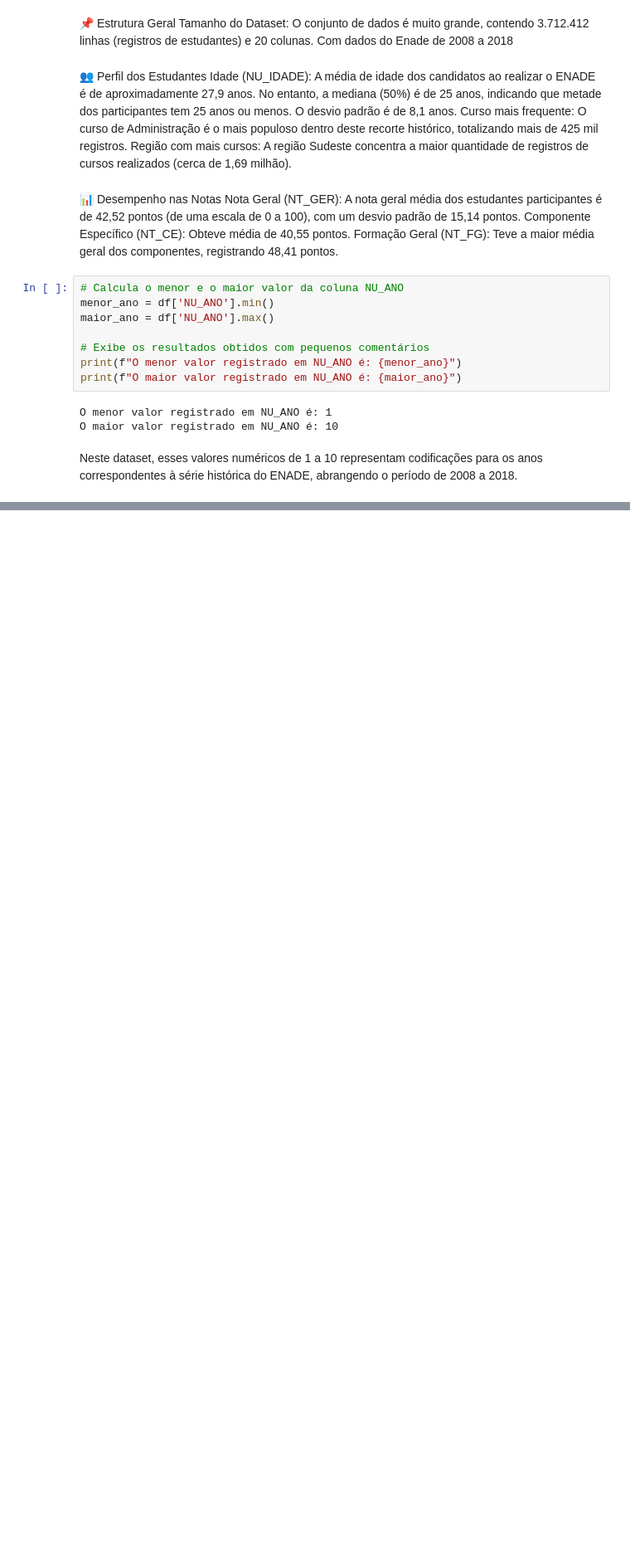
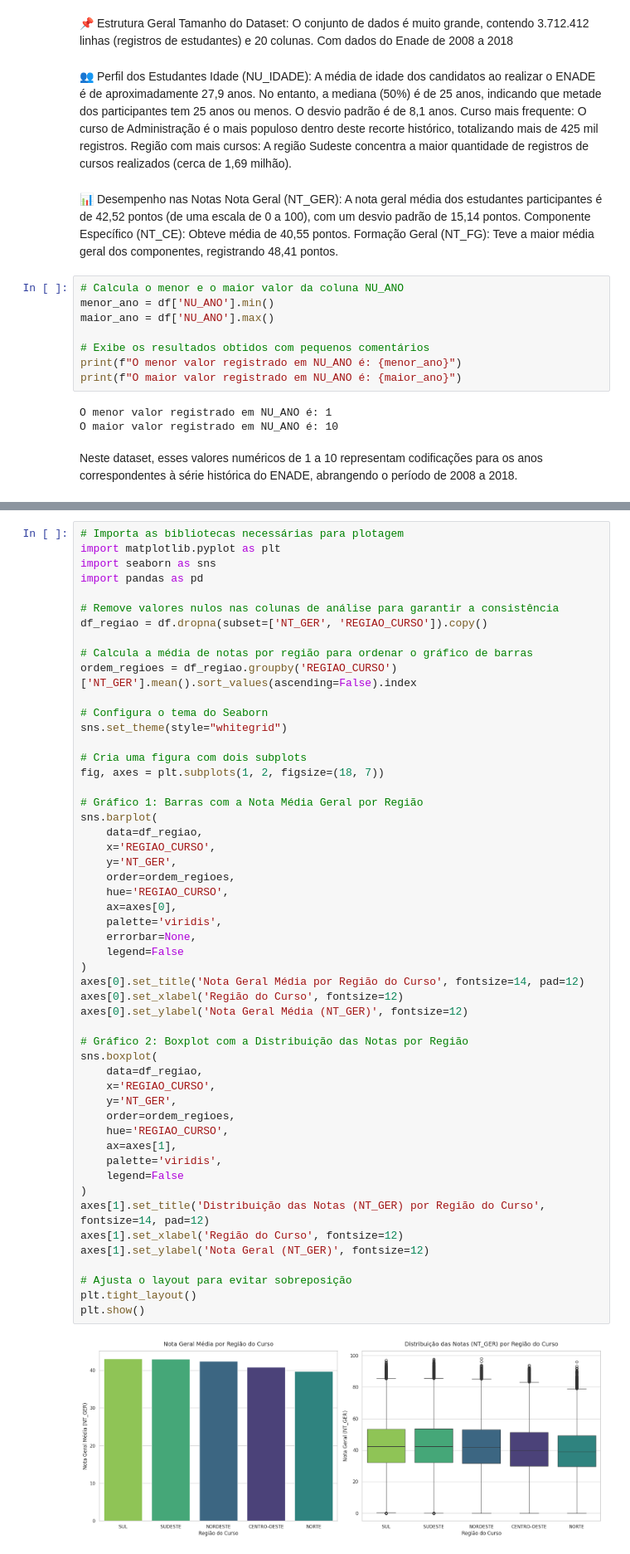
Before and after one commit to joaomatosunit/projeto_final_pos, a Jupyter notebook: notebooks/projeto_pos_importar_dataset.ipynb, the cells around one changed output, grey strips where cells are left out. Shown at 83% size. Saved outputs shown, nothing was run; the diff lists cells and outputs as text; blank space fills up the shorter version.

```diff
--- a/notebooks/projeto_pos_importar_dataset.ipynb
+++ b/notebooks/projeto_pos_importar_dataset.ipynb
@@ -131,0 +221,54 @@ Neste dataset, esses valores numéricos de 1 a 10 representam codificações par
+# %%
+# Importa as bibliotecas necessárias para plotagem
+import matplotlib.pyplot as plt
+import seaborn as sns
+import pandas as pd
+
+# Remove valores nulos nas colunas de análise para garantir a consistência
+df_regiao = df.dropna(subset=['NT_GER', 'REGIAO_CURSO']).copy()
+
+# Calcula a média de notas por região para ordenar o gráfico de barras
+ordem_regioes = df_regiao.groupby('REGIAO_CURSO')['NT_GER'].mean().sort_values(ascending=False).index
+
+# Configura o tema do Seaborn
+sns.set_theme(style="whitegrid")
+
+# Cria uma figura com dois subplots
+fig, axes = plt.subplots(1, 2, figsize=(18, 7))
+
+# Gráfico 1: Barras com a Nota Média Geral por Região
+sns.barplot(
+    data=df_regiao,
+    x='REGIAO_CURSO',
+    y='NT_GER',
+    order=ordem_regioes,
+    hue='REGIAO_CURSO',
+    ax=axes[0],
+    palette='viridis',
+    errorbar=None,
+    legend=False
+)
+axes[0].set_title('Nota Geral Média por Região do Curso', fontsize=14, pad=12)
+axes[0].set_xlabel('Região do Curso', fontsize=12)
+axes[0].set_ylabel('Nota Geral Média (NT_GER)', fontsize=12)
+
+# Gráfico 2: Boxplot com a Distribuição das Notas por Região
+sns.boxplot(
+    data=df_regiao,
+    x='REGIAO_CURSO',
+    y='NT_GER',
+    order=ordem_regioes,
+    hue='REGIAO_CURSO',
+    ax=axes[1],
+    palette='viridis',
+    legend=False
+)
+axes[1].set_title('Distribuição das Notas (NT_GER) por Região do Curso', fontsize=14, pad=12)
+axes[1].set_xlabel('Região do Curso', fontsize=12)
+axes[1].set_ylabel('Nota Geral (NT_GER)', fontsize=12)
+
+# Ajusta o layout para evitar sobreposição
+plt.tight_layout()
+plt.show()
+# %% [output]
+[figure, added]
```
Also changed, not shown: parts of 6 cells of this notebook.
